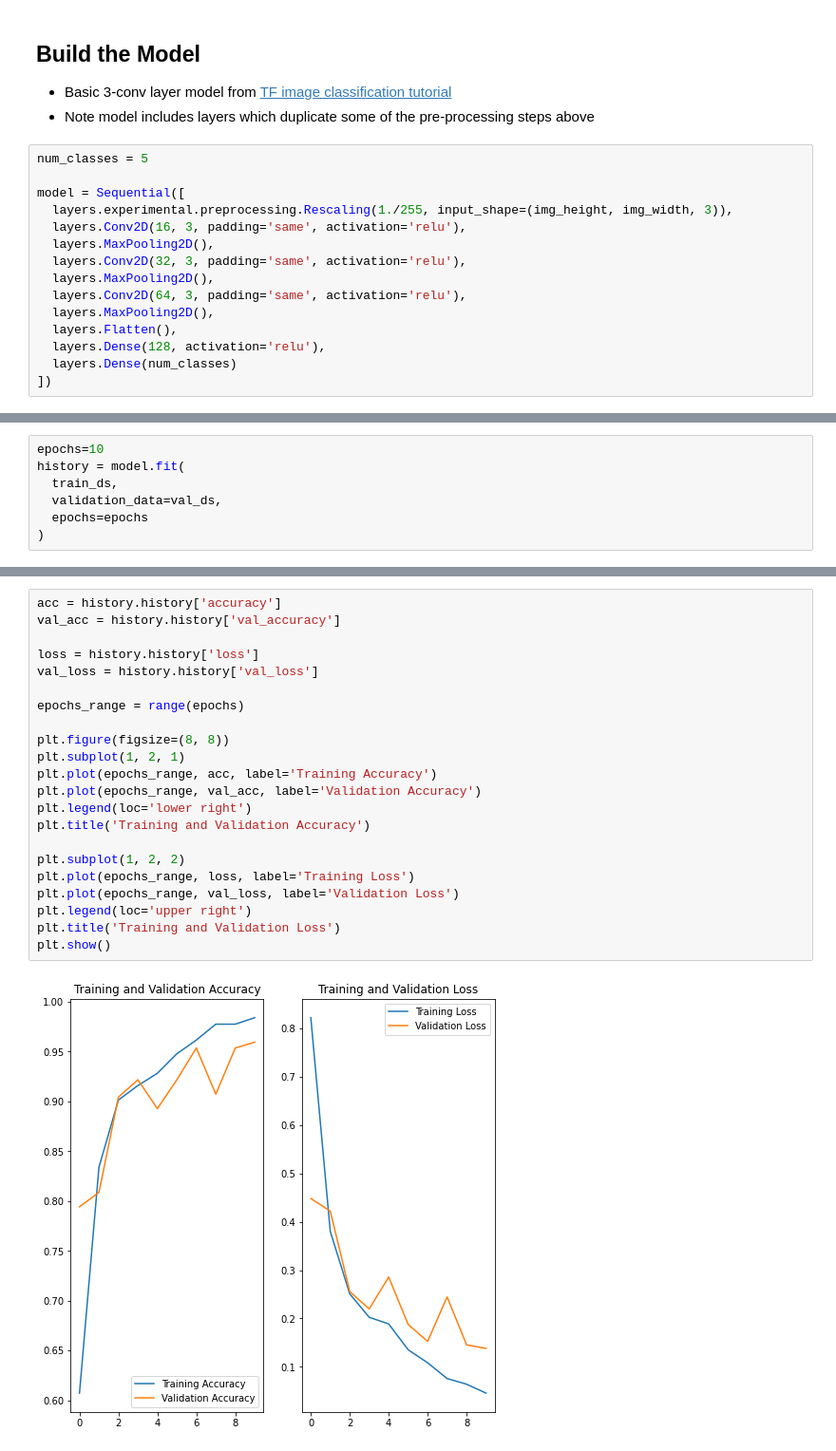
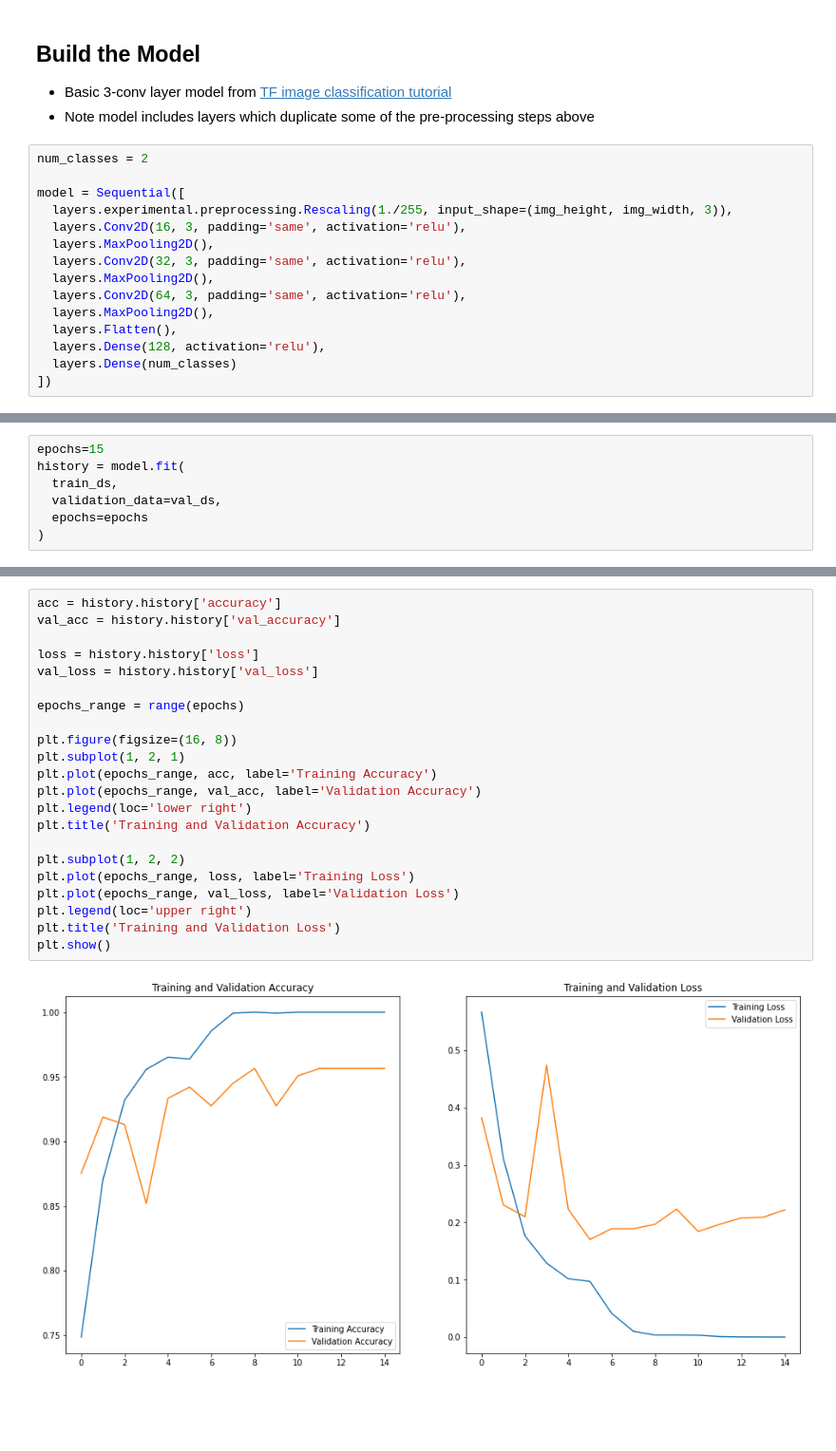
Before and after one commit to mschoder/sugarcane-weed-classification, a Jupyter notebook: models/basic classification.ipynb, the cells around one changed output, grey strips where cells are left out. Shown: that part at 95% size. Drawn from its saved outputs; the diff is of its cells as text; blank space fills up the shorter version.

```diff
--- a/models/basic classification.ipynb
+++ b/models/basic classification.ipynb
@@ -103,7 +102,7 @@ print(np.min(first_image), np.max(first_image))
 - Basic 3-conv layer model from [TF image classification tutorial](https://www.tensorflow.org/tutorials/images/classification)
 - Note model includes layers which duplicate some of the pre-processing steps above
 # %%
-num_classes = 5
+num_classes = 2
 
 model = Sequential([
   layers.experimental.preprocessing.Rescaling(1./255, input_shape=(img_height, img_width, 3)),
@@ -141,7 +140,7 @@ Trainable params: 3,989,285
 Non-trainable params: 0
 _________________________________________________________________
 # %%
-epochs=10
+epochs=15
 history = model.fit(
   train_ds,
   validation_data=val_ds,
@@ -171,24 +167,24 @@ Epoch 10/10
 # %%
 acc = history.history['accuracy']
 val_acc = history.history['val_accuracy']
 
 loss = history.history['loss']
 val_loss = history.history['val_loss']
 
 epochs_range = range(epochs)
 
-plt.figure(figsize=(8, 8))
+plt.figure(figsize=(16, 8))
 plt.subplot(1, 2, 1)
 plt.plot(epochs_range, acc, label='Training Accuracy')
 plt.plot(epochs_range, val_acc, label='Validation Accuracy')
 plt.legend(loc='lower right')
 plt.title('Training and Validation Accuracy')
 
 plt.subplot(1, 2, 2)
 plt.plot(epochs_range, loss, label='Training Loss')
 plt.plot(epochs_range, val_loss, label='Validation Loss')
 plt.legend(loc='upper right')
 plt.title('Training and Validation Loss')
 plt.show()
 # %% [output]
-[figure, old version]
+[figure, new version]
```
Also changed, not shown: parts of 5 cells of this notebook, 2 other files.
